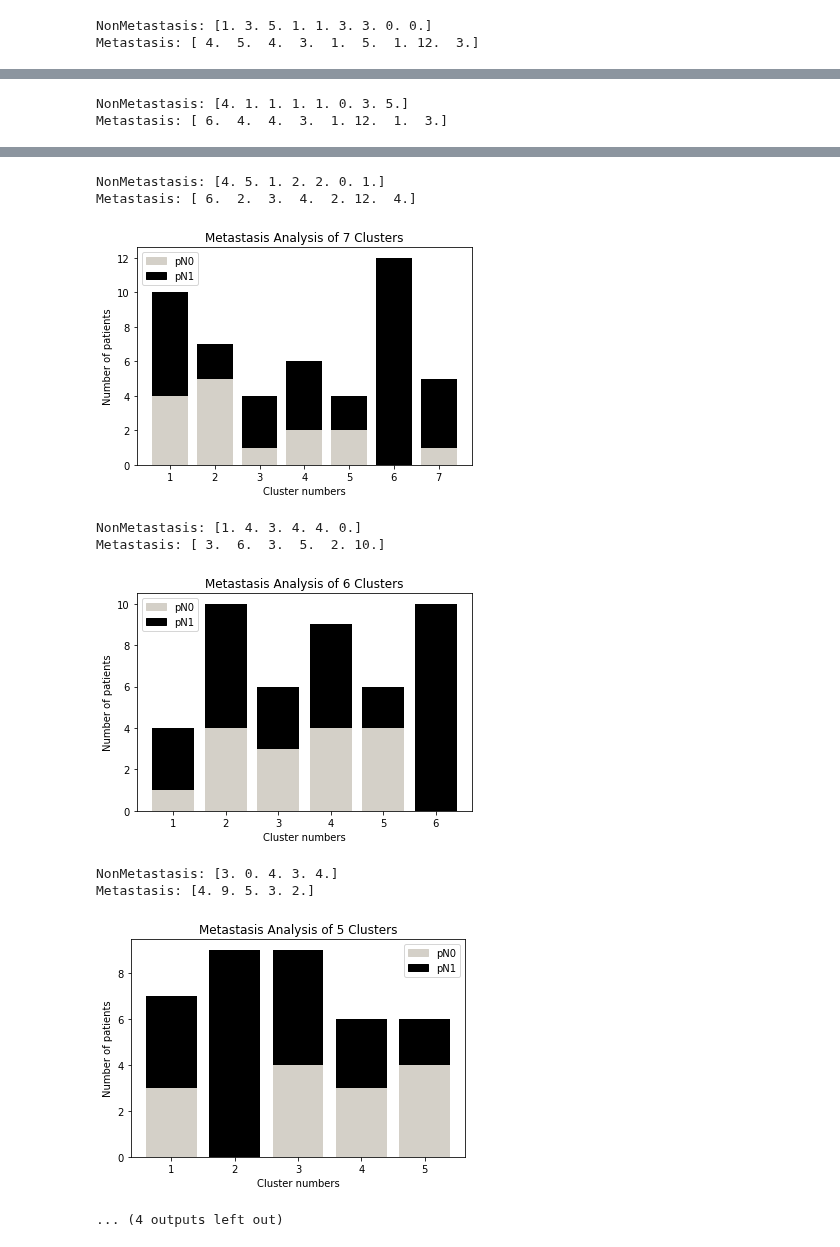
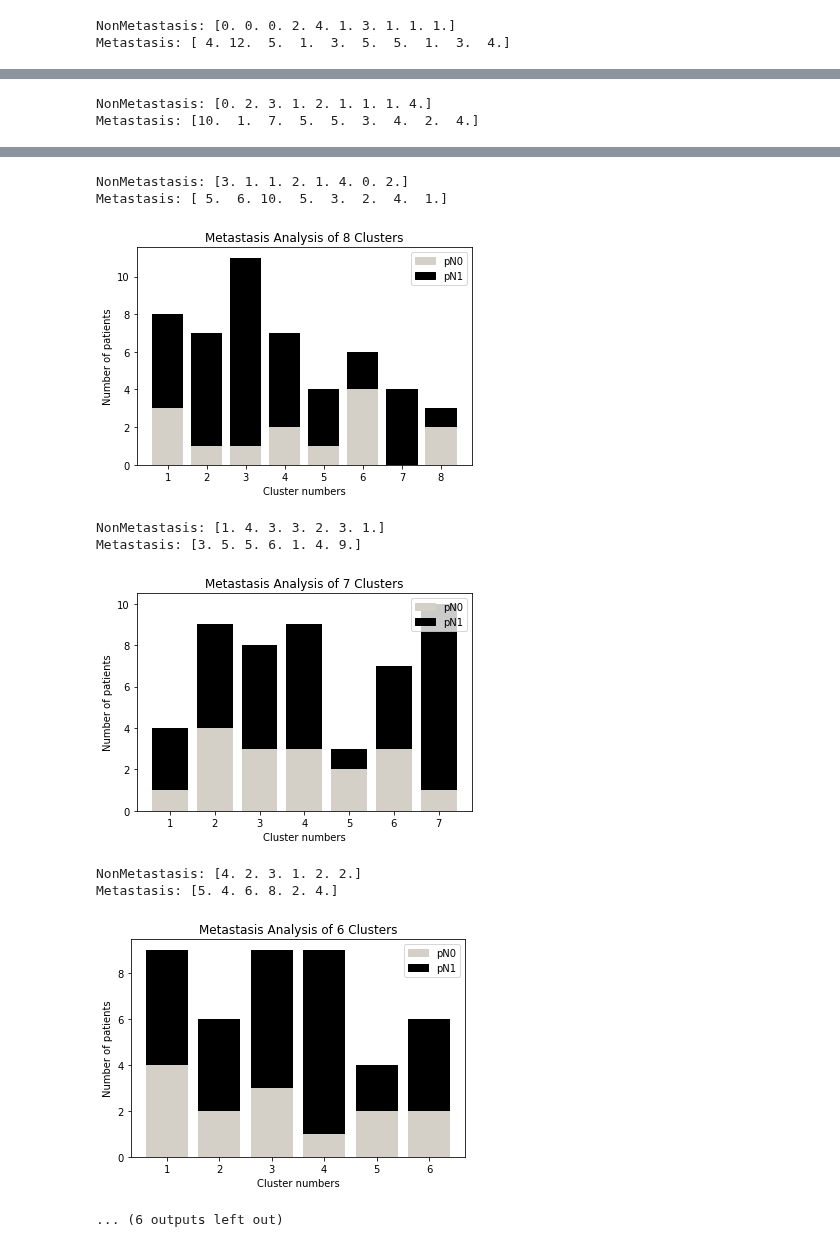
Before and after one commit to Youssef-Saleh/GP-MSI, a Jupyter notebook: Breast Cancer/BreastModel.ipynb, the cells around one changed output, grey strips where cells are left out. Drawn from its saved outputs; the diff is of its cells as text; code cells hidden in the pictures.

Commit message:
Finished Revising model results, added results analysis code

```diff
--- a/Breast Cancer/BreastModel.ipynb
+++ b/Breast Cancer/BreastModel.ipynb
@@ -78,9 +74,0 @@ for i in range(21,33):
-# %%
-## Selecting Patient as test
-testPatient_ID = 16
-#-------------------------------------------------------
-
-# Splitting data into train and test and scaled and non_scaled
-train_scaled_data,train_data,train_ID_pixels,test_scaled_data,test_data,test_ID_pixels = SplitData(ID = testPatient_ID ,
-        sample_only_data = sample_only_data,
-        sample_ID_pixels = sample_ID_pixels )
@@ -172,2 +164,5 @@ plt.tight_layout()
 # %%
-kmeans_10,kmeans_9, kmeans_8 , kmeans_7, kmeans_6, kmeans_5, kmeans_4, kmeans_3= KMeans_results(tsne_results)
+# Run KMeans clustering from 3 to 10 clusters for metastasis analysis
+kmeans_11, kmeans_10, kmeans_9, kmeans_8, kmeans_7, kmeans_6, kmeans_5, kmeans_4, kmeans_3 = KMeans_results(tsne_results)
+
+# For patient 25 only , kmeans_11 is used
@@ -201,19 +172,20 @@ Clinical_data = ReadClinicalData(testPatient_ID , "ClinicalData.xlsx")
 Clinical_data_full = pd.read_excel("ClinicalData.xlsx","Breast Cancer Clinical Data")
 # %%
 # Plots Non-Metastasis and Metastasis clusters
-
 %matplotlib inline
 
-state010, state110 = metastasis_status(kmeans_10.labels_, Clinical_data,train_ID_pixels)
-state09, state19 = metastasis_status(kmeans_9.labels_, Clinical_data,train_ID_pixels)
-state08, state18 = metastasis_status(kmeans_8.labels_, Clinical_data,train_ID_pixels)
-state07, state17 = metastasis_status(kmeans_7.labels_, Clinical_data,train_ID_pixels)
-state06, state16 = metastasis_status(kmeans_6.labels_, Clinical_data,train_ID_pixels)
-state05, state15 = metastasis_status(kmeans_5.labels_, Clinical_data,train_ID_pixels)
-state04, state14 = metastasis_status(kmeans_4.labels_, Clinical_data,train_ID_pixels)
-state03, state13 = metastasis_status(kmeans_3.labels_, Clinical_data,train_ID_pixels)
+state011, state111  =   metastasis_status(kmeans_11.labels_, Clinical_data,train_ID_pixels)
+state010, state110  =   metastasis_status(kmeans_10.labels_, Clinical_data,train_ID_pixels)
+state09,  state19   =   metastasis_status(kmeans_9.labels_, Clinical_data,train_ID_pixels)
+state08,  state18   =   metastasis_status(kmeans_8.labels_, Clinical_data,train_ID_pixels)
+state07,  state17   =   metastasis_status(kmeans_7.labels_, Clinical_data,train_ID_pixels)
+state06,  state16   =   metastasis_status(kmeans_6.labels_, Clinical_data,train_ID_pixels)
+state05,  state15   =   metastasis_status(kmeans_5.labels_, Clinical_data,train_ID_pixels)
+state04,  state14   =   metastasis_status(kmeans_4.labels_, Clinical_data,train_ID_pixels)
+state03,  state13   =   metastasis_status(kmeans_3.labels_, Clinical_data,train_ID_pixels)
 
 # Plots bar plot of Non-Metastasis and Metastasis clusters
+plot_metastasis_status(state011, state111)
 plot_metastasis_status(state010, state110)
 plot_metastasis_status(state09, state19)
 plot_metastasis_status(state08, state18)
@@ -224,5 +196,5 @@ plot_metastasis_status(state04, state14)
 plot_metastasis_status(state03, state13)
 
 # Create dict to save kmeans results and select them later
-kmeans_dict = {"10_Clusters": [kmeans_10.labels_,state010],"9_Clusters": [kmeans_9.labels_,state09], "8_Clusters": [kmeans_8.labels_,state08] , "7_Clusters": [kmeans_7.labels_,state07]  , "6_Clusters": [kmeans_6.labels_,state06] , "5_Clusters": [kmeans_5.labels_,state05], "4_Clusters": [kmeans_4.labels_,state04], "3_Clusters": [kmeans_3.labels_,state03]}
+kmeans_dict = {"11_Clusters": [kmeans_11.labels_,state011] , "10_Clusters": [kmeans_10.labels_,state010],"9_Clusters": [kmeans_9.labels_,state09], "8_Clusters": [kmeans_8.labels_,state08] , "7_Clusters": [kmeans_7.labels_,state07]  , "6_Clusters": [kmeans_6.labels_,state06] , "5_Clusters": [kmeans_5.labels_,state05], "4_Clusters": [kmeans_4.labels_,state04], "3_Clusters": [kmeans_3.labels_,state03]}
 # %% [output]
@@ -232,2 +204,2 @@ Metastasis: [ 4.  3.  1.  1.  4.  4.  4.  4.  2. 11.]
-NonMetastasis: [1. 3. 5. 1. 1. 3. 3. 0. 0.]
-Metastasis: [ 4.  5.  4.  3.  1.  5.  1. 12.  3.]
+NonMetastasis: [0. 0. 0. 2. 4. 1. 3. 1. 1. 1.]
+Metastasis: [ 4. 12.  5.  1.  3.  5.  5.  1.  3.  4.]
@@ -235,2 +207,2 @@ Metastasis: [ 4.  5.  4.  3.  1.  5.  1. 12.  3.]
-NonMetastasis: [4. 1. 1. 1. 1. 0. 3. 5.]
-Metastasis: [ 6.  4.  4.  3.  1. 12.  1.  3.]
+NonMetastasis: [0. 2. 3. 1. 2. 1. 1. 1. 4.]
+Metastasis: [10.  1.  7.  5.  5.  3.  4.  2.  4.]
@@ -238,10 +210,10 @@ Metastasis: [ 6.  4.  4.  3.  1. 12.  1.  3.]
-NonMetastasis: [4. 5. 1. 2. 2. 0. 1.]
-Metastasis: [ 6.  2.  3.  4.  2. 12.  4.]
+NonMetastasis: [3. 1. 1. 2. 1. 4. 0. 2.]
+Metastasis: [ 5.  6. 10.  5.  3.  2.  4.  1.]
-[figure, old version]
+[figure, new version]
-NonMetastasis: [1. 4. 3. 4. 4. 0.]
-Metastasis: [ 3.  6.  3.  5.  2. 10.]
+NonMetastasis: [1. 4. 3. 3. 2. 3. 1.]
+Metastasis: [3. 5. 5. 6. 1. 4. 9.]
-[figure, old version]
+[figure, new version]
-NonMetastasis: [3. 0. 4. 3. 4.]
-Metastasis: [4. 9. 5. 3. 2.]
+NonMetastasis: [4. 2. 3. 1. 2. 2.]
+Metastasis: [5. 4. 6. 8. 2. 4.]
-[figure, old version]
+[figure, new version]
-... (4 outputs left out)
+... (6 outputs left out)
```
Also changed, not shown: parts of 35 cells of this notebook, 20 other files.
